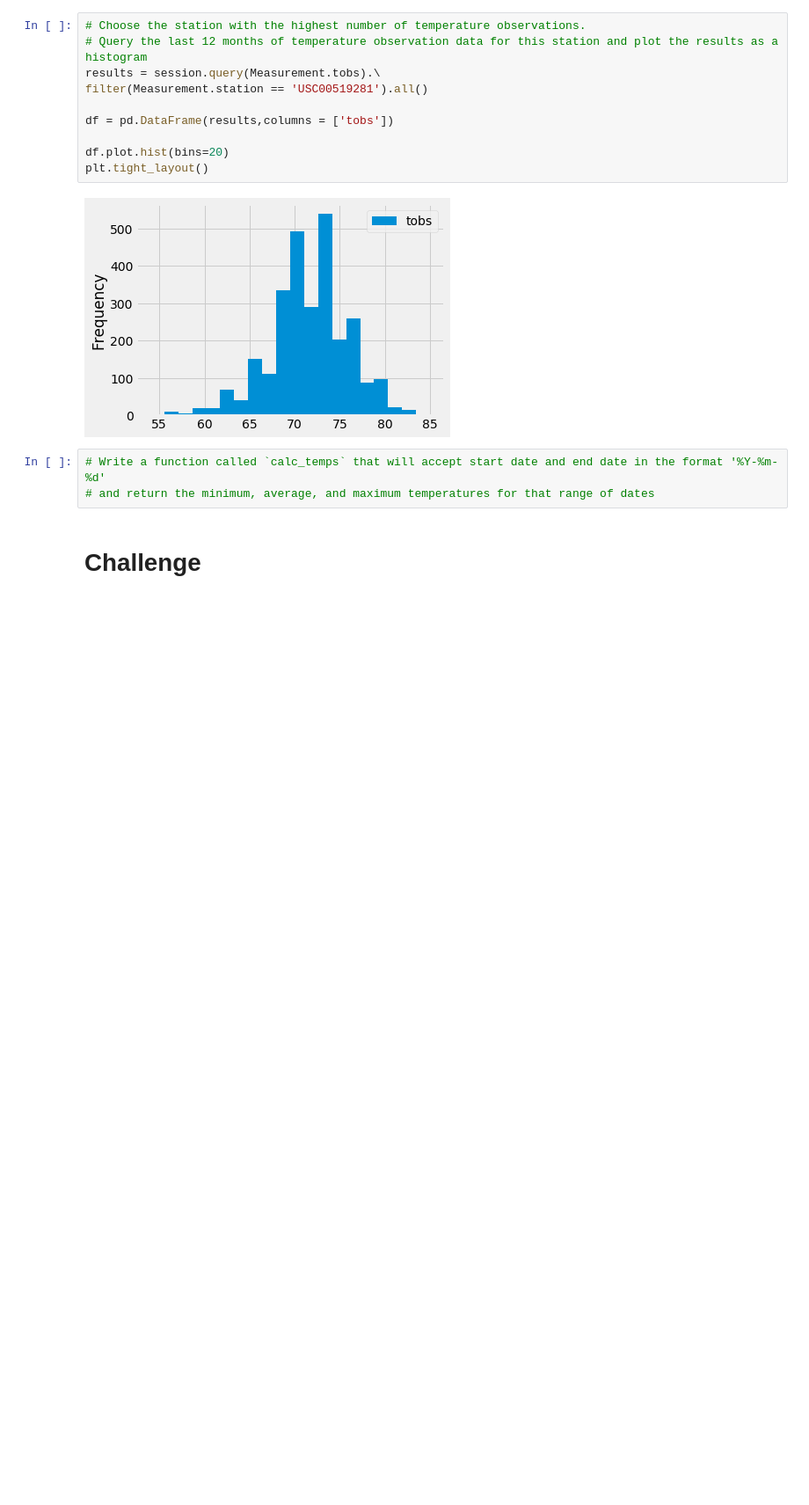
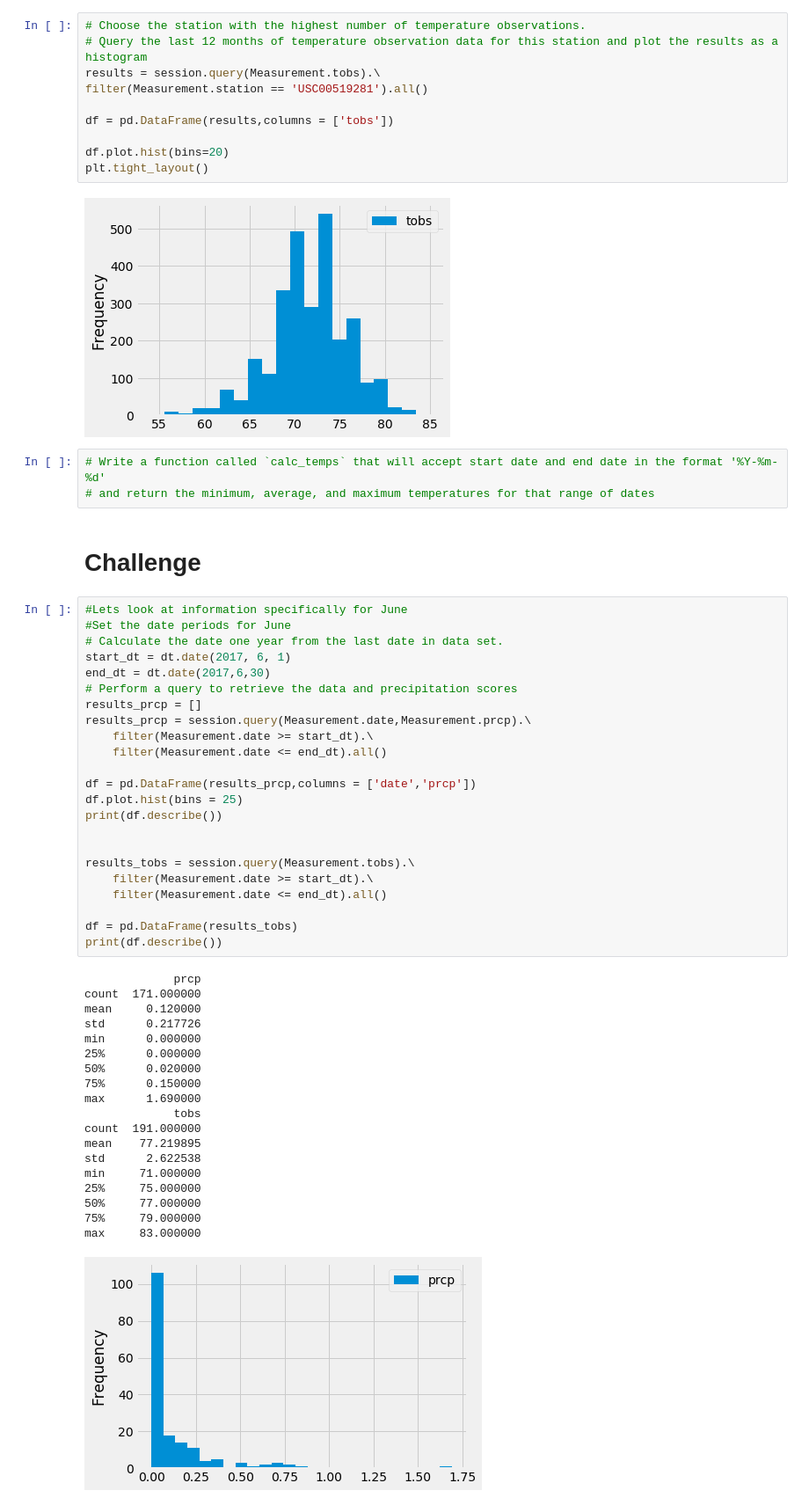
Before and after one commit to n-toy/surfs_up, a Jupyter notebook: climate_analysis.ipynb, the cells around one changed output. Shown at 88% size. Cells and saved outputs as stored; diff of their text form; blank space fills up the shorter version.

```diff
--- a/climate_analysis.ipynb
+++ b/climate_analysis.ipynb
@@ -119,3 +138,46 @@ plt.tight_layout()
 # and return the minimum, average, and maximum temperatures for that range of dates
 # %% [markdown]
 # Challenge
+# %%
+#Lets look at information specifically for June
+#Set the date periods for June
+# Calculate the date one year from the last date in data set.
+start_dt = dt.date(2017, 6, 1)
+end_dt = dt.date(2017,6,30)
+# Perform a query to retrieve the data and precipitation scores
+results_prcp = []
+results_prcp = session.query(Measurement.date,Measurement.prcp).\
+    filter(Measurement.date >= start_dt).\
+    filter(Measurement.date <= end_dt).all()
+
+df = pd.DataFrame(results_prcp,columns = ['date','prcp'])
+df.plot.hist(bins = 25)
+print(df.describe())
+
+
+results_tobs = session.query(Measurement.tobs).\
+    filter(Measurement.date >= start_dt).\
+    filter(Measurement.date <= end_dt).all()
+
+df = pd.DataFrame(results_tobs)
+print(df.describe())
+# %% [output]
+             prcp
+count  171.000000
+mean     0.120000
+std      0.217726
+min      0.000000
+25%      0.000000
+50%      0.020000
+75%      0.150000
+max      1.690000
+             tobs
+count  191.000000
+mean    77.219895
+std      2.622538
+min     71.000000
+25%     75.000000
+50%     77.000000
+75%     79.000000
+max     83.000000
+[figure, added]
```
Also changed, not shown: parts of 4 cells of this notebook, 1 other file.
